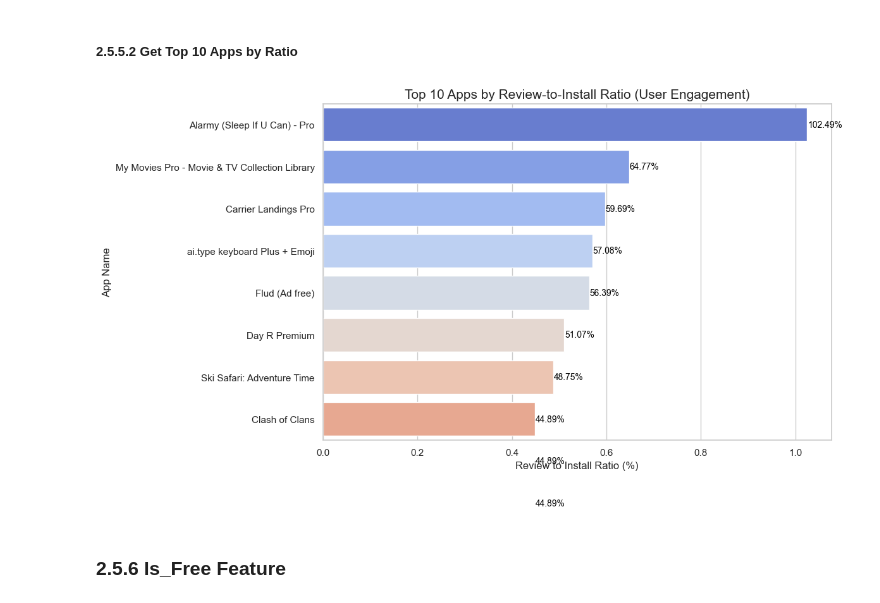
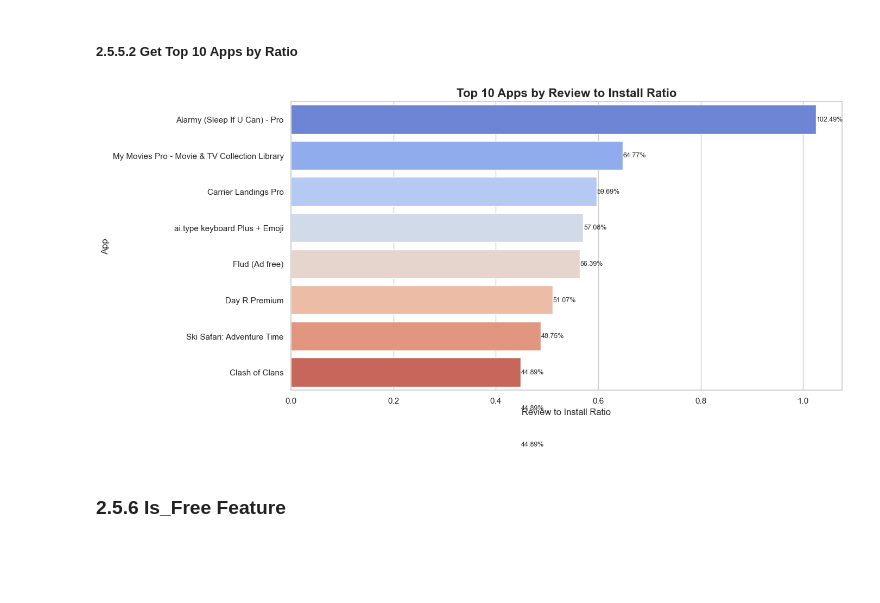
Before and after one commit to ejazurrehman/EDA_Google_Play_Store_App, a Jupyter notebook: eda_google_playstore_app.ipynb, the cells around one changed output. Saved outputs shown, nothing was run; the diff lists cells and outputs as text; code cells hidden in the pictures; blank space fills up the shorter version.

```diff
--- a/eda_google_playstore_app.ipynb
+++ b/eda_google_playstore_app.ipynb
@@ -1097,38 +1104,44 @@ df['Review_to_Install_Ratio'] = df['Reviews'] / df['Installs']
 # %% [markdown]
 ##### 2.5.5.2 Get Top 10 Apps by Ratio
 # %%
-top_engaged_apps = df[df['Installs'] > 1000]  # Filter out very low installs to avoid noise
-top_engaged_apps = top_engaged_apps.sort_values('Review_to_Install_Ratio', ascending=False).head(10)
+# Ensure 'Installs' and 'Reviews' are numeric
+df['Installs'] = pd.to_numeric(df['Installs'], errors='coerce')
+df['Reviews'] = pd.to_numeric(df['Reviews'], errors='coerce')
+
+# Replace 0 installs with NaN to avoid division by zero
+df['Installs'].replace(0, pd.NA, inplace=True)
+
+# Create the Review to Install Ratio
+df['Review_to_Install_Ratio'] = df['Reviews'] / df['Installs']
+
+# Drop rows with missing ratios
+df = df.dropna(subset=['Review_to_Install_Ratio'])
+
+# Filter apps with sufficient installs for reliability
+top_engaged_apps = df[df['Installs'] > 1000].sort_values(
+    'Review_to_Install_Ratio', ascending=False
+).head(10)
+
+# Plot
+plt.figure(figsize=(14, 7))
+sns.barplot(
+    x='Review_to_Install_Ratio',
+    y='App',
+    data=top_engaged_apps,
+    palette='coolwarm'
+)
+
+# Add data labels
+for i, (ratio, app) in enumerate(zip(top_engaged_apps['Review_to_Install_Ratio'], top_engaged_apps['App'])):
+    plt.text(ratio + 0.001, i, f"{ratio:.2%}", va='center', fontsize=9)
+
+plt.title('Top 10 Apps by Review to Install Ratio', fontsize=16, weight='bold')
+plt.xlabel('Review to Install Ratio')
+plt.ylabel('App')
+plt.tight_layout()
+plt.show()
+# %% [output]
+[figure, added]
-# %%
-import seaborn as sns
-import matplotlib.pyplot as plt
-
-# Set style
-sns.set(style="whitegrid")
-
-# Plot
-plt.figure(figsize=(12, 7))
-colors = sns.color_palette("coolwarm", len(top_engaged_apps))
-
-barplot = sns.barplot(
-    x='Review_to_Install_Ratio',
-    y='App',
-    data=top_engaged_apps,
-    palette=colors
-)
-
-# Add data labels
-for i, value in enumerate(top_engaged_apps['Review_to_Install_Ratio']):
-    plt.text(value + 0.001, i, f"{value:.2%}", va='center', fontsize=10, color='black')
-
-# Title and axis
-plt.title('Top 10 Apps by Review-to-Install Ratio (User Engagement)', fontsize=15)
-plt.xlabel('Review to Install Ratio (%)')
-plt.ylabel('App Name')
-plt.tight_layout()
-plt.show()
-# %% [output]
-[figure, removed]
 # %% [markdown]
 ### 2.5.6 Is_Free Feature
 # %% [markdown]
```
Also changed, not shown: parts of 46 cells of this notebook.
